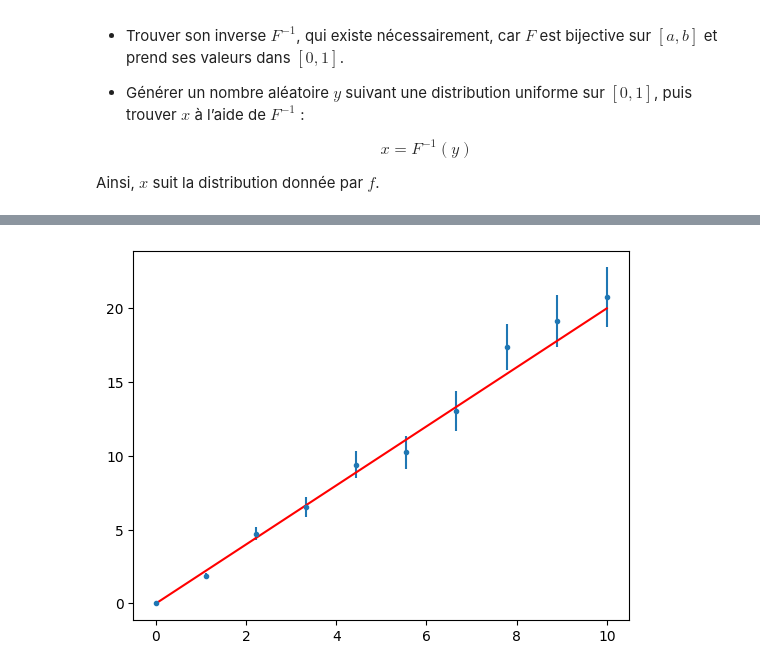
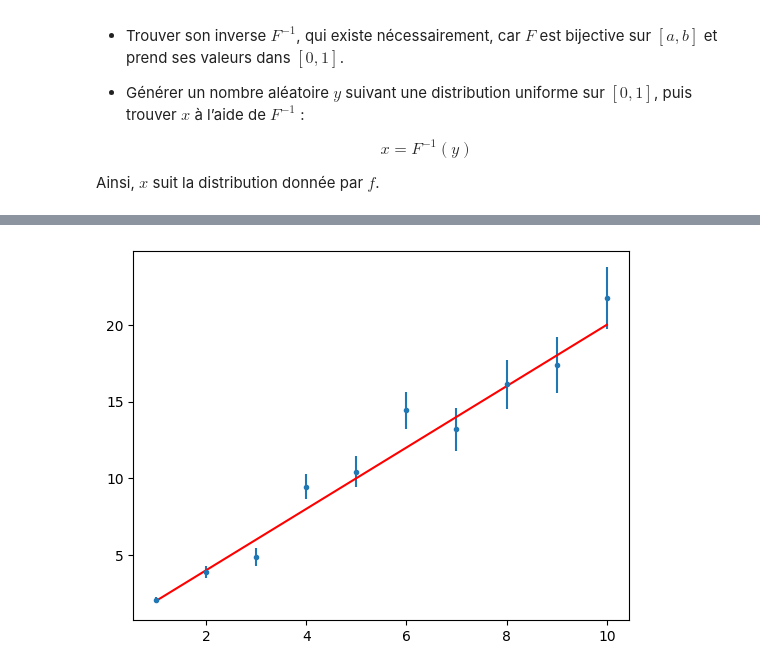
Before and after one commit to ostix360/Machine_Learning_S4, a Jupyter notebook: ToyMC.ipynb, the cells around one changed output, grey strips where cells are left out. Saved outputs shown, nothing was run; the diff lists cells and outputs as text; code cells hidden in the pictures.

```diff
--- a/ToyMC.ipynb
+++ b/ToyMC.ipynb
@@ -66,0 +85,16 @@ def f(x, A=1, c=3):
+# %%
+# Maximum de f sur l'intervalle [a,b]
+x = np.linspace(0,5,100)
+y = f(x, A, c)
+max_y = max(y)
+
+
+while len(X) < nb_points:
+    x = random.uniform(0,5)
+    y = random.uniform(0,max_y)
+    nb_points_generes += 1
+    if y < f(x, A, c):
+        X.append(x)
+
+plt.hist(X, bins=80, density=True, label='Histogramme')
+plt.plot(np.linspace(0,5,100), f(np.linspace(0,5,100), A, c), 'r', label='Fonction f')
@@ -95,6 +142,7 @@ Ainsi, $ x $ suit la distribution donnée par $ f $.
 a,b = (0,5)
 interval = (a,b)
 c = 3
+nb_points_generes = 0
 
 A = c / ( np.exp(-c*a) - np.exp(-c*b) )
 
@@ -107,10 +155,3 @@ def F_1(y, interval, A=1, c=3):
     return -1/c*np.log(-c/A * (y - A/c * np.exp(-c*a)))
 
 X = []
-
-for _ in range(0,100_000):
-    y = random.uniform(0,1)
-    X.append(F_1(y, interval, A, c))
-
-plt.hist(X, bins=100, density=True)
-plt.show()
@@ -118,0 +160,9 @@ plt.show()
+# %%
+for _ in range(0,100_000):
+    nb_points_generes += 1
+    y = random.uniform(0,1)
+    X.append(F_1(y, interval, A, c))
+
+plt.hist(X, bins=100, density=True)
+plt.plot(np.linspace(0,5,100), f(np.linspace(0,5,100), A, c), 'r')
+plt.show()
@@ -123,31 +194,32 @@ plt.show()
 # %%
 import random
-import scipy.optimize as opt
 
 def gen_data(n, model, sigma):
-    x = np.linspace(0,10, n)
+    x = np.linspace(1,10, n)
     y_th = model(x)
     sigmas = sigma(x, y_th)
     y = np.random.normal(0, sigmas) + y_th
     return x, y, sigmas
 
 def model(x, a=2, b=0):
     return a*x+b
 
 def sigma(x, y):
     return 0.1*y
+all_data = []
 
-datas = gen_data(10, model, sigma)
+for _ in range(0, 10_000):
+    all_data.append(gen_data(10, model, sigma))
 
-x, y, sigmas = datas
+x, y, sigmas = all_data[0]
 
 y_th = model(x)
 
 plt.errorbar(x, y, yerr=sigmas, fmt='.')
 plt.plot(x, y_th, 'r')
 plt.show()
 # %% [output]
-[figure, old version]
+[figure, new version]
 # %% [markdown]
 ## Ajustement
 
```
Also changed, not shown: parts of 34 cells of this notebook.
